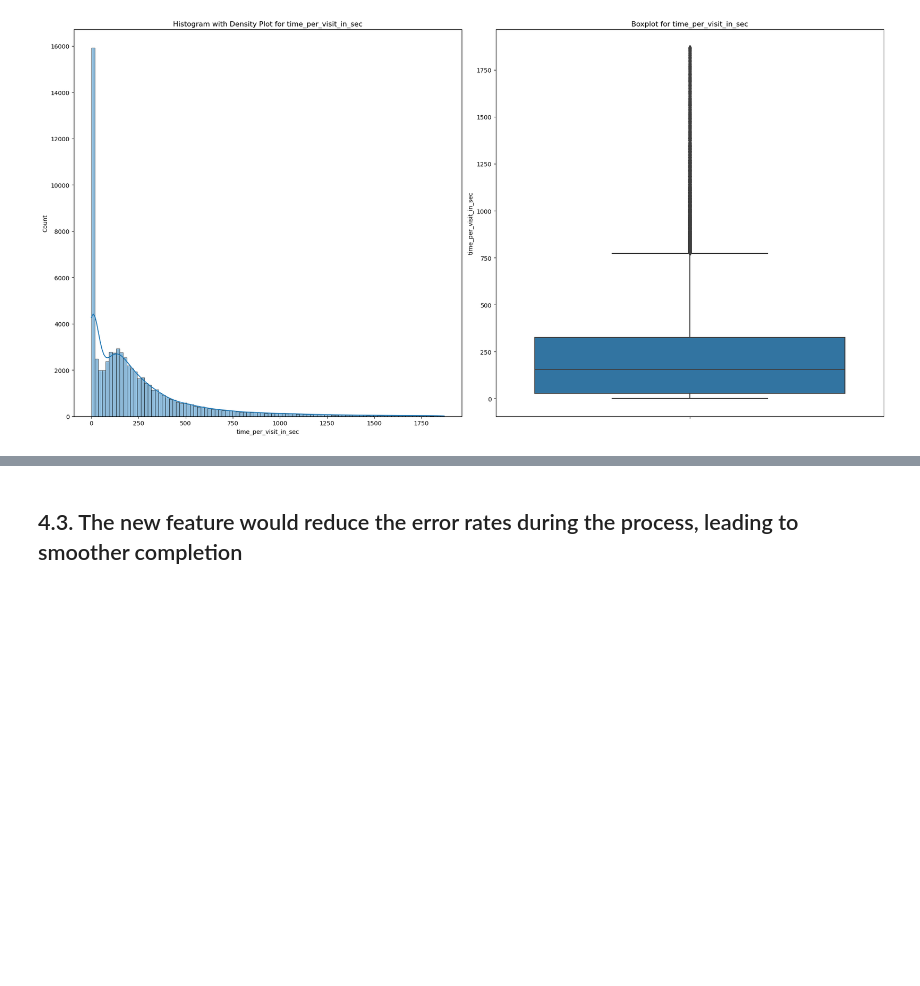
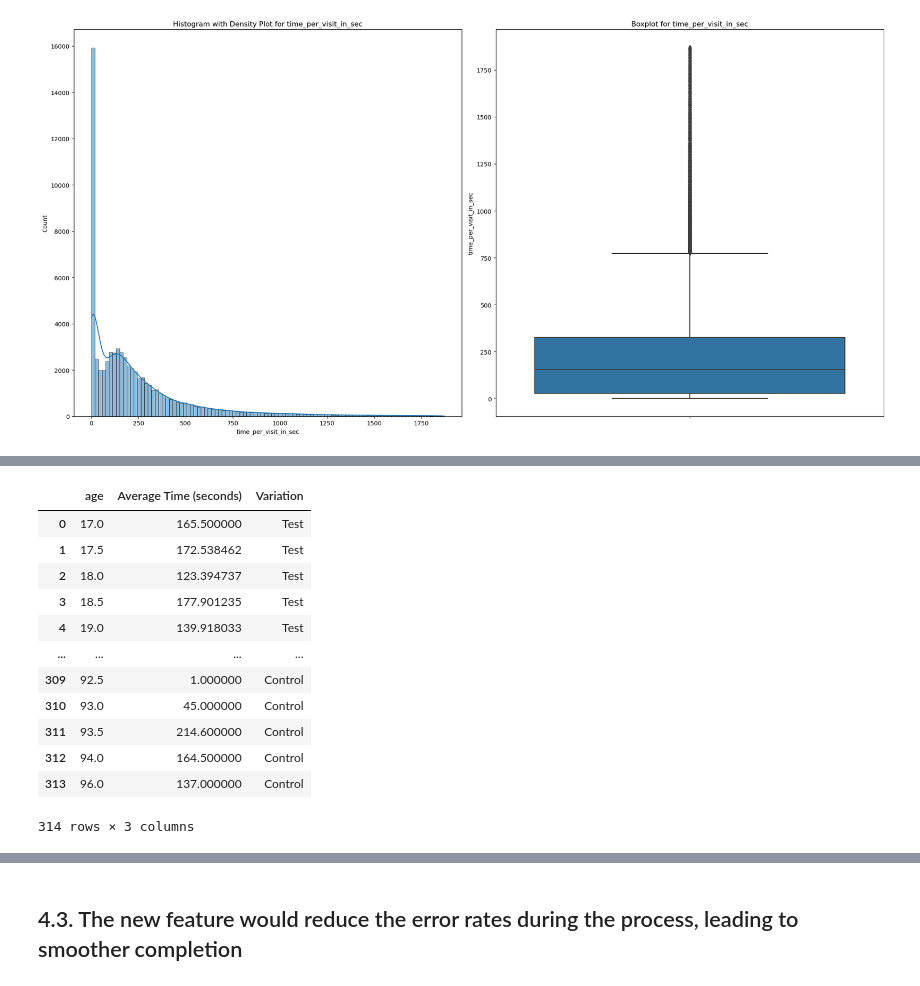
Before and after one commit to RosaEvasari/Vanguard_Project, a Jupyter notebook: notebooks/main.ipynb, the cells around one changed output, grey strips where cells are left out. Cells and saved outputs as stored; diff of their text form; code cells hidden in the pictures; blank space fills up the shorter version.

```diff
--- a/notebooks/main.ipynb
+++ b/notebooks/main.ipynb
@@ -737,0 +814,16 @@ df_gender, df_age, df_tenure = average_time_spent_per_variation_and_segment(time
+# %%
+df_age
+# %% [output]
+|  | age | Average Time (seconds) | Variation |
+| 0 | 17.0 | 165.500000 | Test |
+| 1 | 17.5 | 172.538462 | Test |
+| 2 | 18.0 | 123.394737 | Test |
+| 3 | 18.5 | 177.901235 | Test |
+| 4 | 19.0 | 139.918033 | Test |
+| ... | ... | ... | ... |
+| 309 | 92.5 | 1.000000 | Control |
+| 310 | 93.0 | 45.000000 | Control |
+| 311 | 93.5 | 214.600000 | Control |
+| 312 | 94.0 | 164.500000 | Control |
+| 313 | 96.0 | 137.000000 | Control |
+314 rows × 3 columns
```
Also changed, not shown: parts of 6 cells of this notebook, 4 other files.
